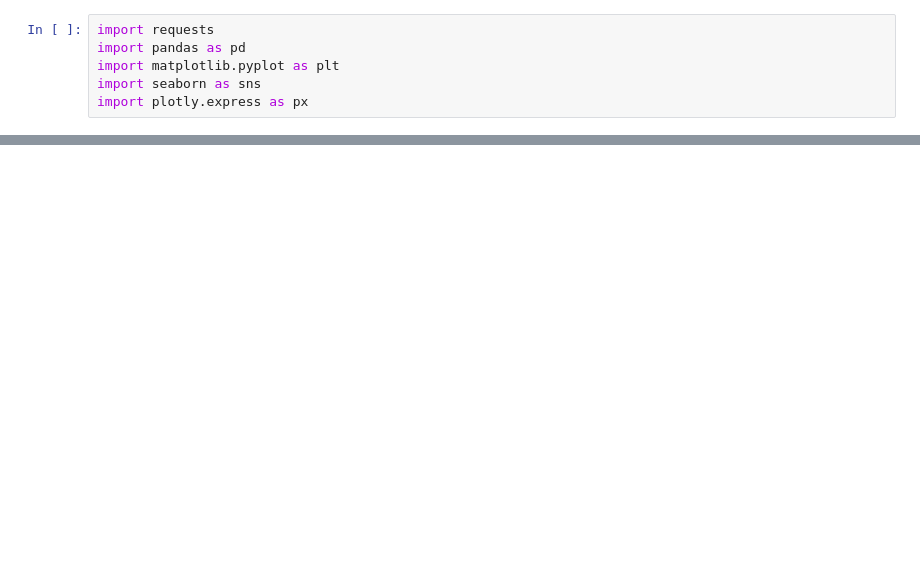
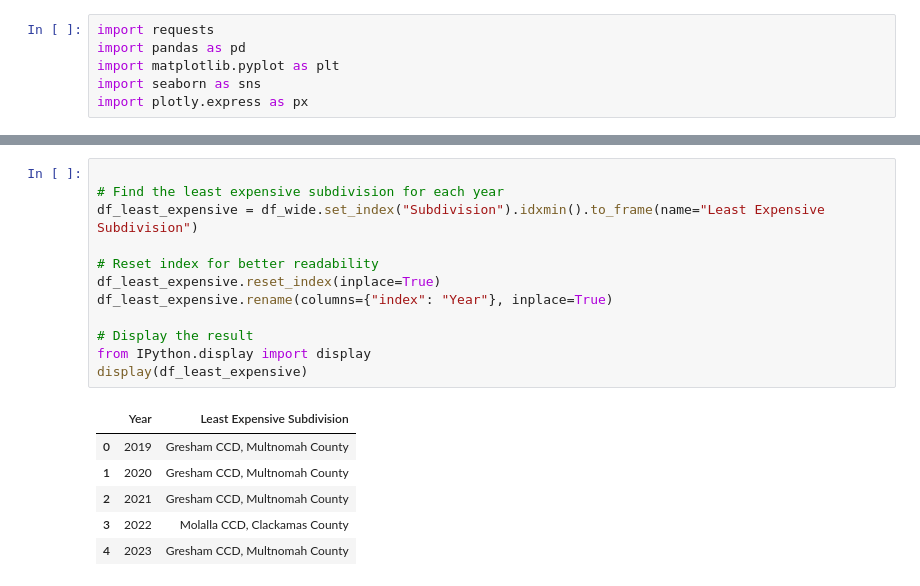
Before and after one commit to Tserrof7/Portland-Housing-Prices-Affordability-Project, a Jupyter notebook: Project.ipynb, the cells around one changed output, grey strips where cells are left out. Cells and saved outputs as stored; diff of their text form; blank space fills up the shorter version.

```diff
--- a/Project.ipynb
+++ b/Project.ipynb
@@ -195,0 +122,19 @@ plt.show()
+# %%
+
+# Find the least expensive subdivision for each year
+df_least_expensive = df_wide.set_index("Subdivision").idxmin().to_frame(name="Least Expensive Subdivision")
+
+# Reset index for better readability
+df_least_expensive.reset_index(inplace=True)
+df_least_expensive.rename(columns={"index": "Year"}, inplace=True)
+
+# Display the result
+from IPython.display import display
+display(df_least_expensive)
+# %% [output]
+|  | Year | Least Expensive Subdivision |
+| 0 | 2019 | Gresham CCD, Multnomah County |
+| 1 | 2020 | Gresham CCD, Multnomah County |
+| 2 | 2021 | Gresham CCD, Multnomah County |
+| 3 | 2022 | Molalla CCD, Clackamas County |
+| 4 | 2023 | Gresham CCD, Multnomah County |
```
Also changed, not shown: parts of 14 cells of this notebook, 1 other file.
